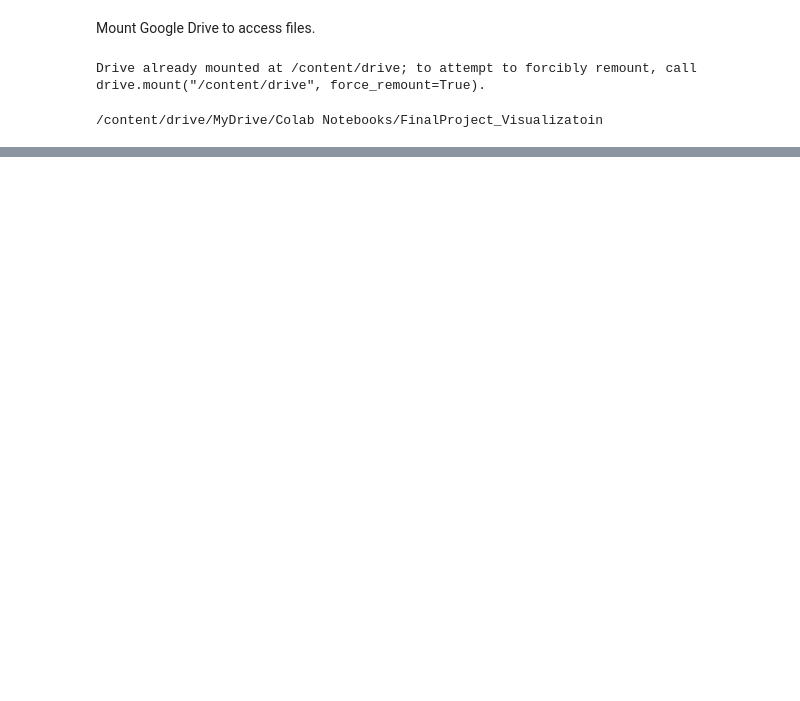
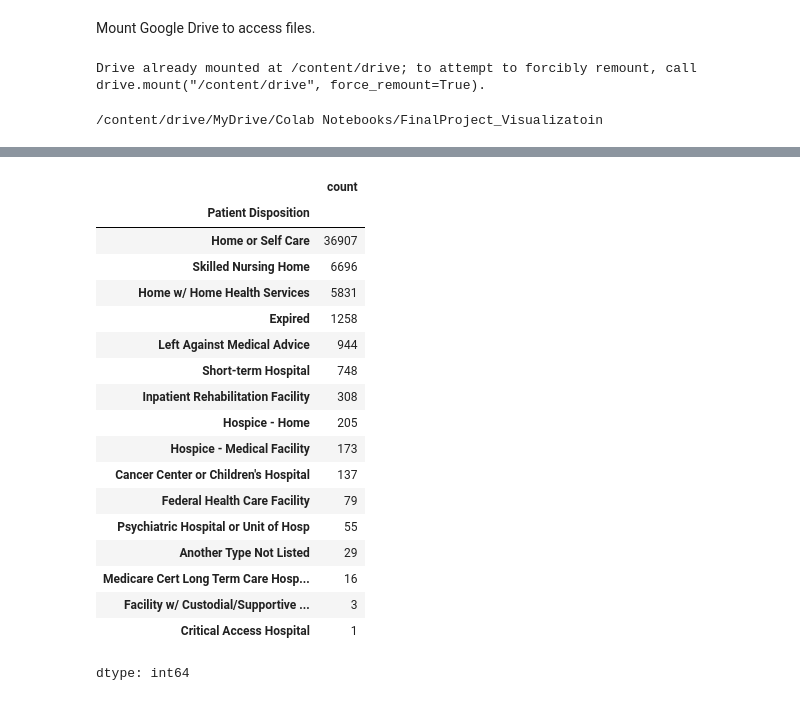
Before and after one commit to kpsalida/HospitalDischarges_Visualization, a Jupyter notebook: viz_eda.ipynb, the cells around one changed output, grey strips where cells are left out. Drawn from its saved outputs; the diff is of its cells as text; code cells hidden in the pictures; blank space fills up the shorter version.

```diff
--- a/viz_eda.ipynb
+++ b/viz_eda.ipynb
@@ -40,0 +186,22 @@ df.head()
+# %%
+df.value_counts('Patient Disposition',dropna=False)
+# %% [output]
+|  | count |
+| Patient Disposition |  |
+| Home or Self Care | 36907 |
+| Skilled Nursing Home | 6696 |
+| Home w/ Home Health Services | 5831 |
+| Expired | 1258 |
+| Left Against Medical Advice | 944 |
+| Short-term Hospital | 748 |
+| Inpatient Rehabilitation Facility | 308 |
+| Hospice - Home | 205 |
+| Hospice - Medical Facility | 173 |
+| Cancer Center or Children's Hospital | 137 |
+| Federal Health Care Facility | 79 |
+| Psychiatric Hospital or Unit of Hosp | 55 |
+| Another Type Not Listed | 29 |
+| Medicare Cert Long Term Care Hosp... | 16 |
+| Facility w/ Custodial/Supportive ... | 3 |
+| Critical Access Hospital | 1 |
+dtype: int64
```
Also changed, not shown: parts of 13 cells of this notebook.
